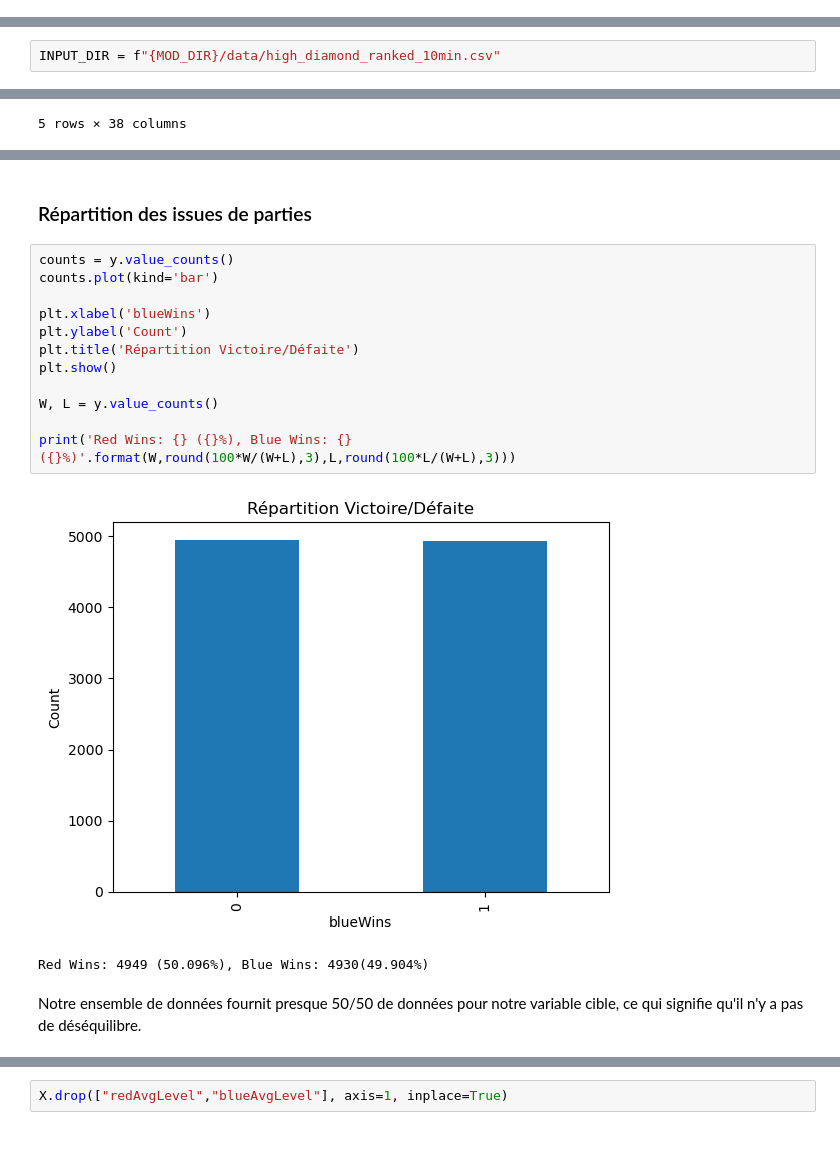
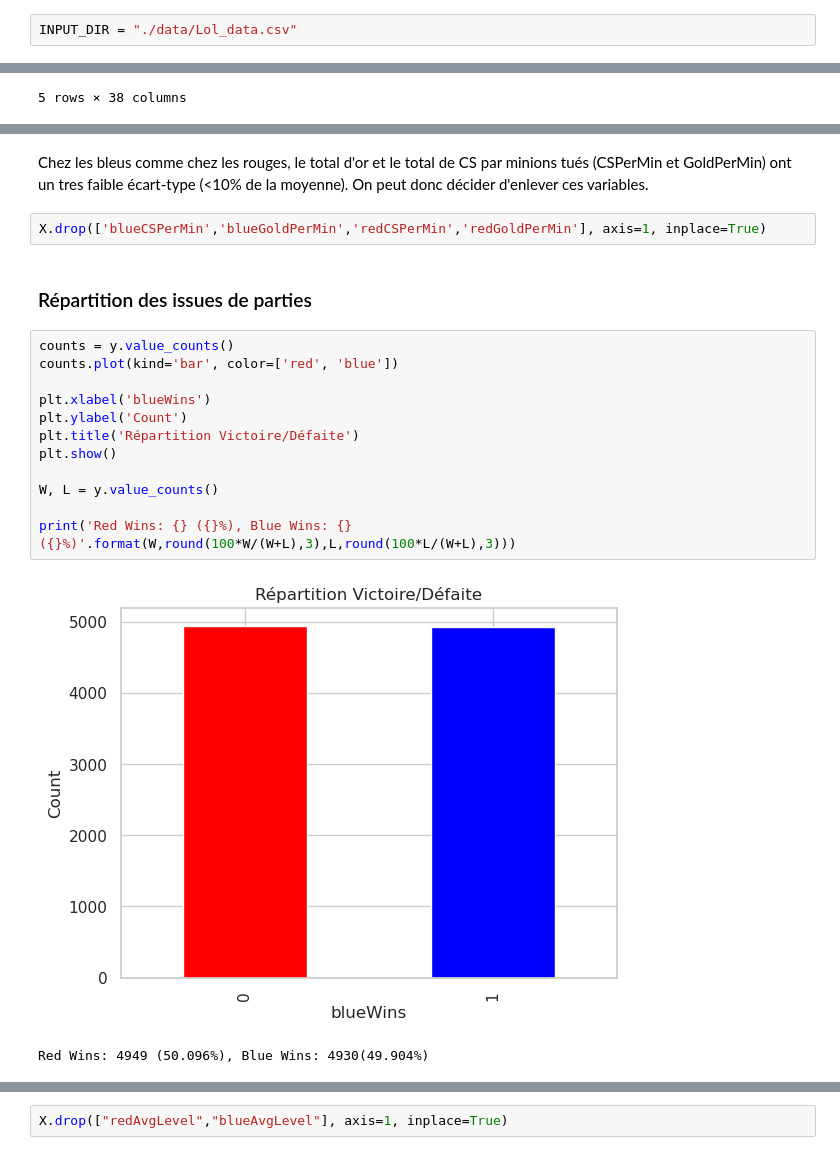
Before and after one commit to lucagortana/game-learning, a Jupyter notebook: LoL_classification.ipynb, the cells around one changed output, grey strips where cells are left out. Drawn from its saved outputs; the diff is of its cells as text.

```diff
--- a/LoL_classification.ipynb
+++ b/LoL_classification.ipynb
@@ -25,4 +25,6 @@ from sklearn.model_selection import cross_val_score
 from mod.wine_regression import *
 # %% [markdown]
 ## Directory
+# %%
+INPUT_DIR = "./data/Lol_data.csv"
 # %%
@@ -30,5 +32,3 @@ from mod.wine_regression import *
-# %%
-INPUT_DIR = f"{MOD_DIR}/data/high_diamond_ranked_10min.csv"
 # %% [markdown]
 # Importation des données et pre-processing
 # %% [markdown]
@@ -105,19 +118,21 @@ X.head()
+# %% [markdown]
+Chez les bleus comme chez les rouges, le total d'or et le total de CS par minions tués (CSPerMin et GoldPerMin) ont un tres faible écart-type (<10% de la moyenne). On peut donc décider d'enlever ces variables.
+# %%
+X.drop(['blueCSPerMin','blueGoldPerMin','redCSPerMin','redGoldPerMin'], axis=1, inplace=True)
 # %% [markdown]
 ### Répartition des issues de parties
 # %%
 counts = y.value_counts()
-counts.plot(kind='bar')
+counts.plot(kind='bar', color=['red', 'blue'])
 
 plt.xlabel('blueWins')
 plt.ylabel('Count')
 plt.title('Répartition Victoire/Défaite')
 plt.show()
 
 W, L = y.value_counts()
 
 print('Red Wins: {} ({}%), Blue Wins: {}({}%)'.format(W,round(100*W/(W+L),3),L,round(100*L/(W+L),3)))
 # %% [output]
-[figure, old version]
+[figure, new version]
 Red Wins: 4949 (50.096%), Blue Wins: 4930(49.904%)
-# %% [markdown]
-Notre ensemble de données fournit presque 50/50 de données pour notre variable cible, ce qui signifie qu'il n'y a pas de déséquilibre.
```
Also changed, not shown: parts of 36 cells of this notebook, 4 other files.
